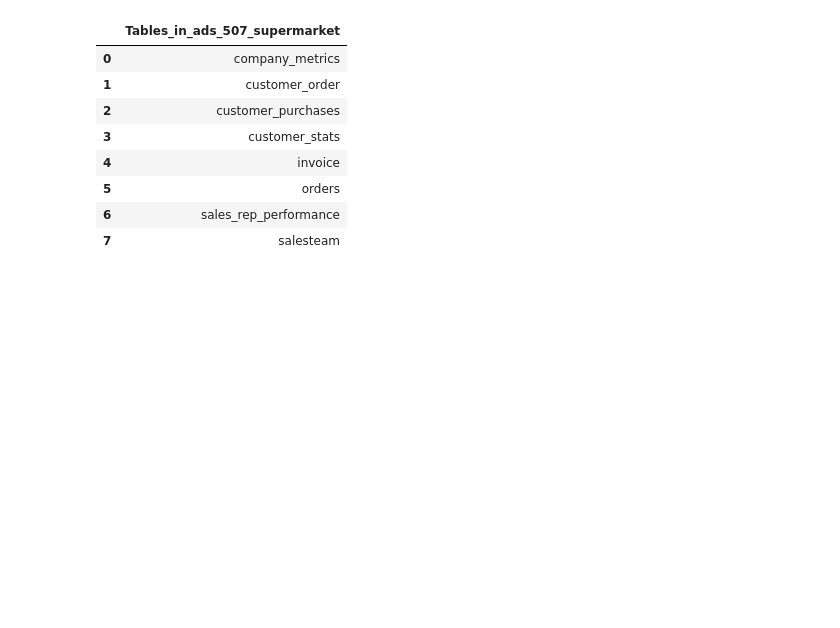
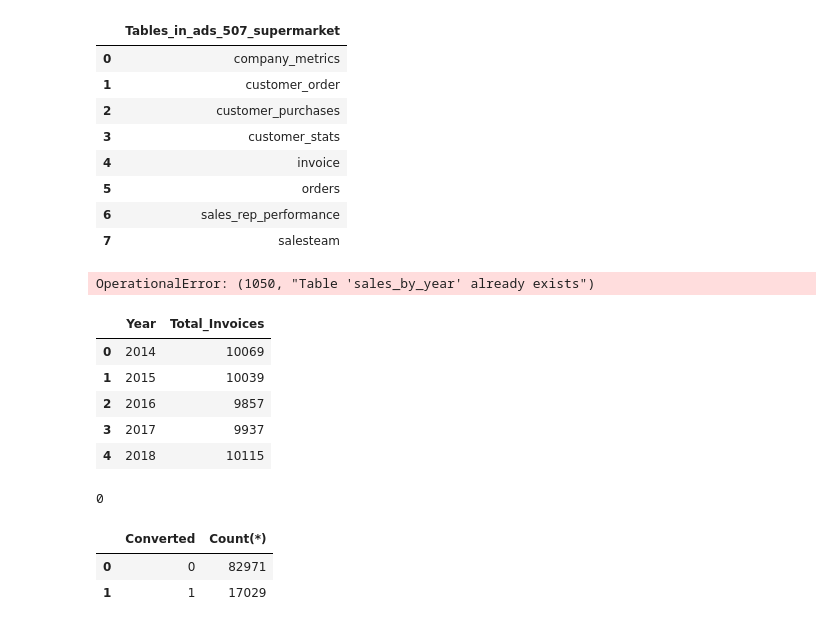
Before and after one commit to nlee98/ADS-507-Data-Engineering, a Jupyter notebook: ADS-507_FinalProject_NL-2023-02-13.ipynb, the cells around one changed output. Drawn from its saved outputs; the diff is of its cells as text; code cells hidden in the pictures; blank space fills up the shorter version.

```diff
--- a/ADS-507_FinalProject_NL-2023-02-13.ipynb
+++ b/ADS-507_FinalProject_NL-2023-02-13.ipynb
@@ -629,3 +629,54 @@ pd.read_sql(test_query, mysql_conn)
 | 5 | orders |
 | 6 | sales_rep_performance |
 | 7 | salesteam |
+# %%
+sales_by_year = """
+    CREATE VIEW sales_by_year
+        AS
+    SELECT DISTINCT EXTRACT(YEAR FROM Date) Year, COUNT(*) Total_Invoices
+    FROM invoice
+    GROUP BY Year;
+"""
+mysql_conn.cursor().execute(sales_by_year)
+#pd.read_sql(sales_by_year, mysql_conn)
+# %% [output]
+OperationalError: (1050, "Table 'sales_by_year' already exists")
+# %%
+test_query = """
+    SELECT *
+    FROM sales_by_year
+    LIMIT 5;
+"""
+
+pd.read_sql(test_query, mysql_conn)
+# %% [output]
+|  | Year | Total_Invoices |
+| 0 | 2014 | 10069 |
+| 1 | 2015 | 10039 |
+| 2 | 2016 | 9857 |
+| 3 | 2017 | 9937 |
+| 4 | 2018 | 10115 |
+# %%
+total_percent_converted = """
+    CREATE VIEW total_percent_converted
+        AS
+    SELECT Converted, Count(*)
+    FROM orders
+    GROUP BY Converted;
+"""
+mysql_conn.cursor().execute(total_percent_converted)
+#pd.read_sql(sales_by_year, mysql_conn)
+# %% [output]
+0
+# %%
+test_query = """
+    SELECT *
+    FROM total_percent_converted
+    LIMIT 5;
+"""
+
+pd.read_sql(test_query, mysql_conn)
+# %% [output]
+|  | Converted | Count(*) |
+| 0 | 0 | 82971 |
+| 1 | 1 | 17029 |
```
Also changed, not shown: parts of 10 cells of this notebook.
